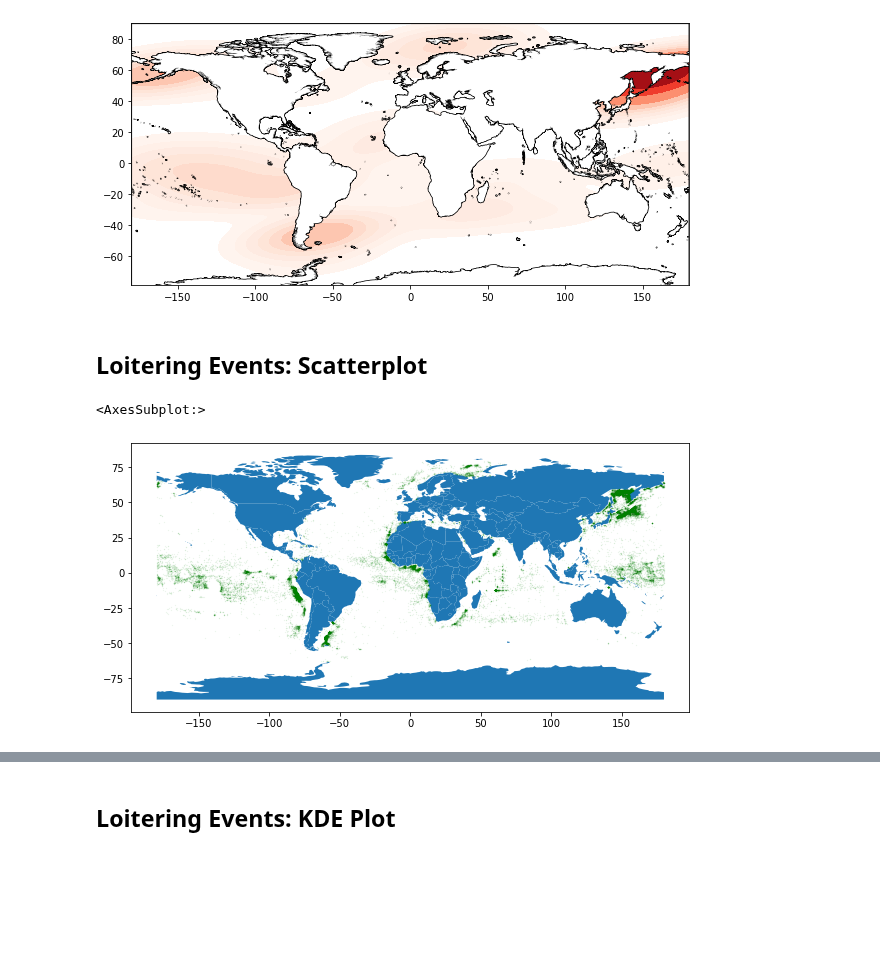
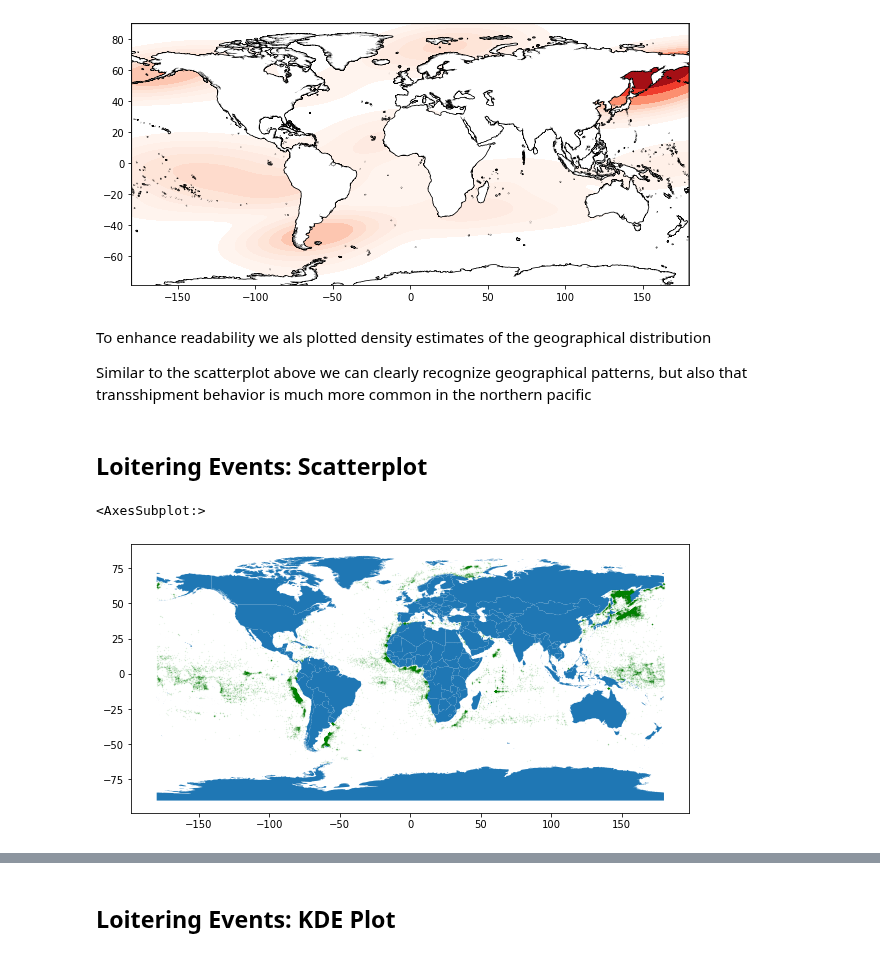
Before and after one commit to neuhart/Doing_DataScience_SS22, a Jupyter notebook: maps.ipynb, the cells around one changed output, grey strips where cells are left out. Cells and saved outputs as stored; diff of their text form; code cells hidden in the pictures; blank space fills up the shorter version.

```diff
--- a/maps.ipynb
+++ b/maps.ipynb
@@ -72,15 +80,20 @@ plotdf = gplt.kdeplot(gdf_enc, ax= ax,  cmap ="Reds", clip = ocean, shade = True
 plotdf.set_axis_on()
 # %% [output]
 [figure]
+# %% [markdown]
+To enhance readability we als plotted density estimates of the geographical distribution
+
+Similar to the scatterplot above we can clearly recognize geographical patterns, but also that transshipment behavior is much more common in the northern pacific
 # %% [markdown]
 ## Loitering Events: Scatterplot
 # %%
 geometry = [Point(xy) for xy in zip(df_loit['starting_longitude'], df_loit['starting_latitude'])]
 gdf_loit = gpd.GeoDataFrame(df_loit.copy(), geometry=geometry)   #Copy to avoid creating a shallow copy
 
 
-world = gpd.read_file(gpd.datasets.get_path('naturalearth_lowres'))
+world = gpd.read_file('external_data/earth/ne_10m_admin_0_countries.shp')
+
 gdf_loit.plot(ax=world.plot(figsize=(10, 6)), marker='o', color='green', markersize=0.1, alpha = 0.1)
 # %% [output]
 <AxesSubplot:>
-[figure, old version]
+[figure, new version]
```
Also changed, not shown: parts of 4 cells of this notebook, 9 other files.
